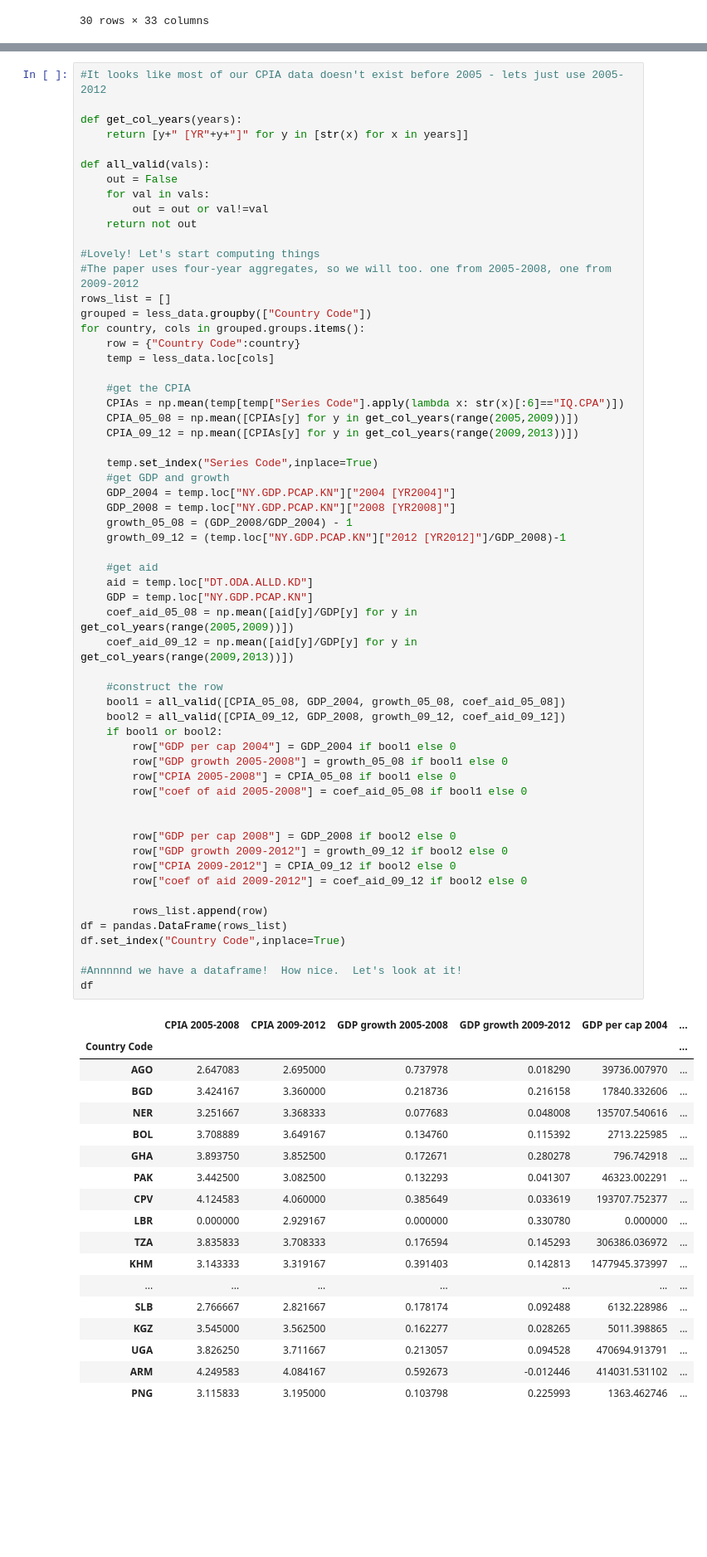
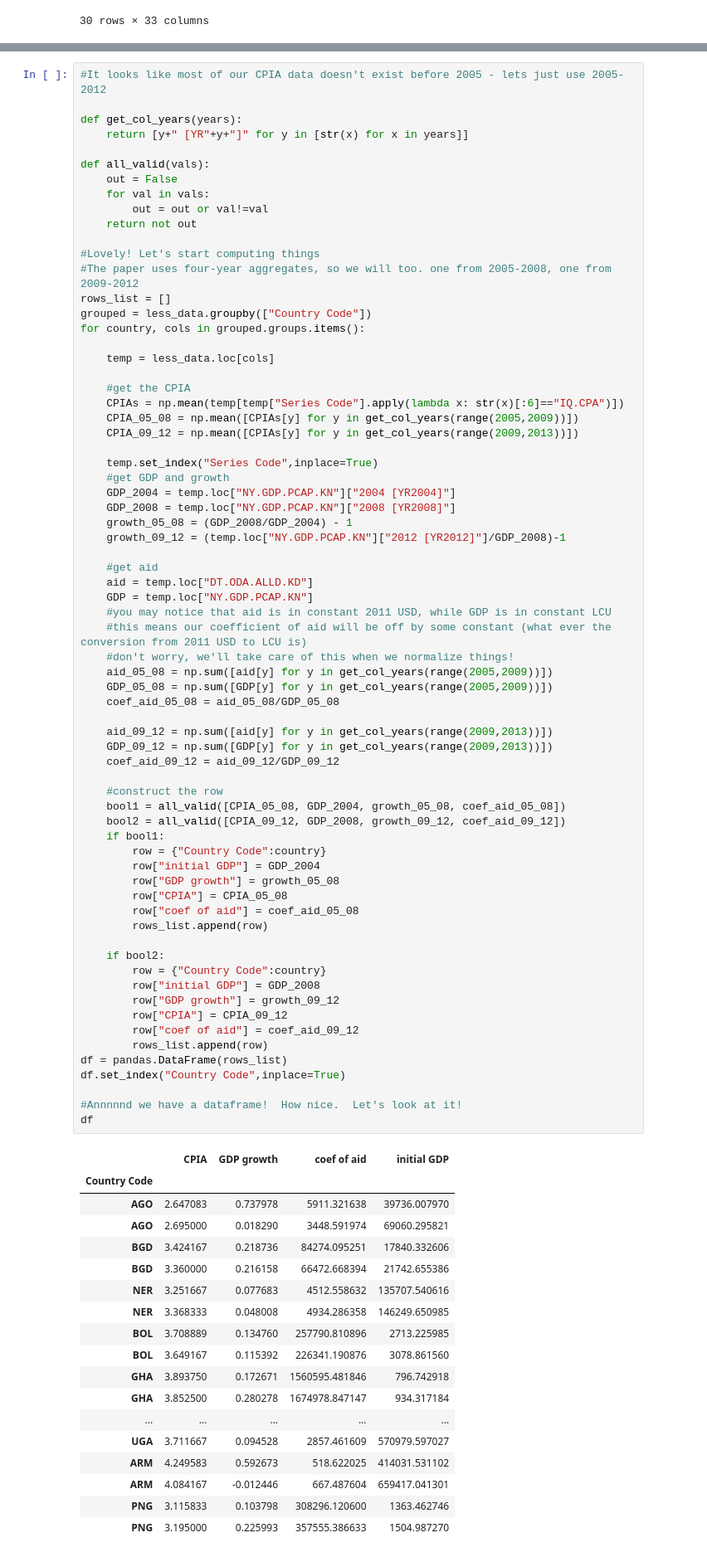
Before and after one commit to rachelboy/RAD, a Jupyter notebook: RAD_table_2.ipynb, the cells around one changed output, grey strips where cells are left out. Shown at 83% size. Cells and saved outputs as stored; diff of their text form; blank space fills up the shorter version.

```diff
--- a/RAD_table_2.ipynb
+++ b/RAD_table_2.ipynb
@@ -131,64 +133,74 @@ def all_valid(vals):
 rows_list = []
 grouped = less_data.groupby(["Country Code"])
 for country, cols in grouped.groups.items():
-    row = {"Country Code":country}
+
     temp = less_data.loc[cols]
 
     #get the CPIA
     CPIAs = np.mean(temp[temp["Series Code"].apply(lambda x: str(x)[:6]=="IQ.CPA")])
     CPIA_05_08 = np.mean([CPIAs[y] for y in get_col_years(range(2005,2009))])
     CPIA_09_12 = np.mean([CPIAs[y] for y in get_col_years(range(2009,2013))])
 
     temp.set_index("Series Code",inplace=True)
     #get GDP and growth
     GDP_2004 = temp.loc["NY.GDP.PCAP.KN"]["2004 [YR2004]"]
     GDP_2008 = temp.loc["NY.GDP.PCAP.KN"]["2008 [YR2008]"]
     growth_05_08 = (GDP_2008/GDP_2004) - 1
     growth_09_12 = (temp.loc["NY.GDP.PCAP.KN"]["2012 [YR2012]"]/GDP_2008)-1
 
     #get aid
     aid = temp.loc["DT.ODA.ALLD.KD"]
     GDP = temp.loc["NY.GDP.PCAP.KN"]
-    coef_aid_05_08 = np.mean([aid[y]/GDP[y] for y in get_col_years(range(2005,2009))])
-    coef_aid_09_12 = np.mean([aid[y]/GDP[y] for y in get_col_years(range(2009,2013))])
+    #you may notice that aid is in constant 2011 USD, while GDP is in constant LCU
+    #this means our coefficient of aid will be off by some constant (what ever the conversion from 2011 USD to LCU is)
+    #don't worry, we'll take care of this when we normalize things!
+    aid_05_08 = np.sum([aid[y] for y in get_col_years(range(2005,2009))])
+    GDP_05_08 = np.sum([GDP[y] for y in get_col_years(range(2005,2009))])
+    coef_aid_05_08 = aid_05_08/GDP_05_08
+
+    aid_09_12 = np.sum([aid[y] for y in get_col_years(range(2009,2013))])
+    GDP_09_12 = np.sum([GDP[y] for y in get_col_years(range(2009,2013))])
+    coef_aid_09_12 = aid_09_12/GDP_09_12
 
     #construct the row
     bool1 = all_valid([CPIA_05_08, GDP_2004, growth_05_08, coef_aid_05_08])
     bool2 = all_valid([CPIA_09_12, GDP_2008, growth_09_12, coef_aid_09_12])
-    if bool1 or bool2:
-        row["GDP per cap 2004"] = GDP_2004 if bool1 else 0
-        row["GDP growth 2005-2008"] = growth_05_08 if bool1 else 0
-        row["CPIA 2005-2008"] = CPIA_05_08 if bool1 else 0
-        row["coef of aid 2005-2008"] = coef_aid_05_08 if bool1 else 0
+    if bool1:
+        row = {"Country Code":country}
+        row["initial GDP"] = GDP_2004
+        row["GDP growth"] = growth_05_08
+        row["CPIA"] = CPIA_05_08
+        row["coef of aid"] = coef_aid_05_08
+        rows_list.append(row)
 
-
-        row["GDP per cap 2008"] = GDP_2008 if bool2 else 0
-        row["GDP growth 2009-2012"] = growth_09_12 if bool2 else 0
-        row["CPIA 2009-2012"] = CPIA_09_12 if bool2 else 0
-        row["coef of aid 2009-2012"] = coef_aid_09_12 if bool2 else 0
-
+    if bool2:
+        row = {"Country Code":country}
+        row["initial GDP"] = GDP_2008
+        row["GDP growth"] = growth_09_12
+        row["CPIA"] = CPIA_09_12
+        row["coef of aid"] = coef_aid_09_12
         rows_list.append(row)
 df = pandas.DataFrame(rows_list)
 df.set_index("Country Code",inplace=True)
 
 #Annnnnd we have a dataframe!  How nice.  Let's look at it!
 df
 # %% [output]
-|  | CPIA 2005-2008 | CPIA 2009-2012 | GDP growth 2005-2008 | GDP growth 2009-2012 | GDP per cap 2004 | ... |
-| Country Code |  |  |  |  |  | ... |
-| AGO | 2.647083 | 2.695000 | 0.737978 | 0.018290 | 39736.007970 | ... |
-| BGD | 3.424167 | 3.360000 | 0.218736 | 0.216158 | 17840.332606 | ... |
-| NER | 3.251667 | 3.368333 | 0.077683 | 0.048008 | 135707.540616 | ... |
-| BOL | 3.708889 | 3.649167 | 0.134760 | 0.115392 | 2713.225985 | ... |
-| GHA | 3.893750 | 3.852500 | 0.172671 | 0.280278 | 796.742918 | ... |
-| PAK | 3.442500 | 3.082500 | 0.132293 | 0.041307 | 46323.002291 | ... |
-| CPV | 4.124583 | 4.060000 | 0.385649 | 0.033619 | 193707.752377 | ... |
-| LBR | 0.000000 | 2.929167 | 0.000000 | 0.330780 | 0.000000 | ... |
-| TZA | 3.835833 | 3.708333 | 0.176594 | 0.145293 | 306386.036972 | ... |
-| KHM | 3.143333 | 3.319167 | 0.391403 | 0.142813 | 1477945.373997 | ... |
-| ... | ... | ... | ... | ... | ... | ... |
-| SLB | 2.766667 | 2.821667 | 0.178174 | 0.092488 | 6132.228986 | ... |
-| KGZ | 3.545000 | 3.562500 | 0.162277 | 0.028265 | 5011.398865 | ... |
-| UGA | 3.826250 | 3.711667 | 0.213057 | 0.094528 | 470694.913791 | ... |
-| ARM | 4.249583 | 4.084167 | 0.592673 | -0.012446 | 414031.531102 | ... |
-| PNG | 3.115833 | 3.195000 | 0.103798 | 0.225993 | 1363.462746 | ... |
+|  | CPIA | GDP growth | coef of aid | initial GDP |
+| Country Code |  |  |  |  |
+| AGO | 2.647083 | 0.737978 | 5911.321638 | 39736.007970 |
+| AGO | 2.695000 | 0.018290 | 3448.591974 | 69060.295821 |
+| BGD | 3.424167 | 0.218736 | 84274.095251 | 17840.332606 |
+| BGD | 3.360000 | 0.216158 | 66472.668394 | 21742.655386 |
+| NER | 3.251667 | 0.077683 | 4512.558632 | 135707.540616 |
+| NER | 3.368333 | 0.048008 | 4934.286358 | 146249.650985 |
+| BOL | 3.708889 | 0.134760 | 257790.810896 | 2713.225985 |
+| BOL | 3.649167 | 0.115392 | 226341.190876 | 3078.861560 |
+| GHA | 3.893750 | 0.172671 | 1560595.481846 | 796.742918 |
+| GHA | 3.852500 | 0.280278 | 1674978.847147 | 934.317184 |
+| ... | ... | ... | ... | ... |
+| UGA | 3.711667 | 0.094528 | 2857.461609 | 570979.597027 |
+| ARM | 4.249583 | 0.592673 | 518.622025 | 414031.531102 |
+| ARM | 4.084167 | -0.012446 | 667.487604 | 659417.041301 |
+| PNG | 3.115833 | 0.103798 | 308296.120600 | 1363.462746 |
+| PNG | 3.195000 | 0.225993 | 357555.386633 | 1504.987270 |
```
Also changed, not shown: parts of 4 cells of this notebook.
